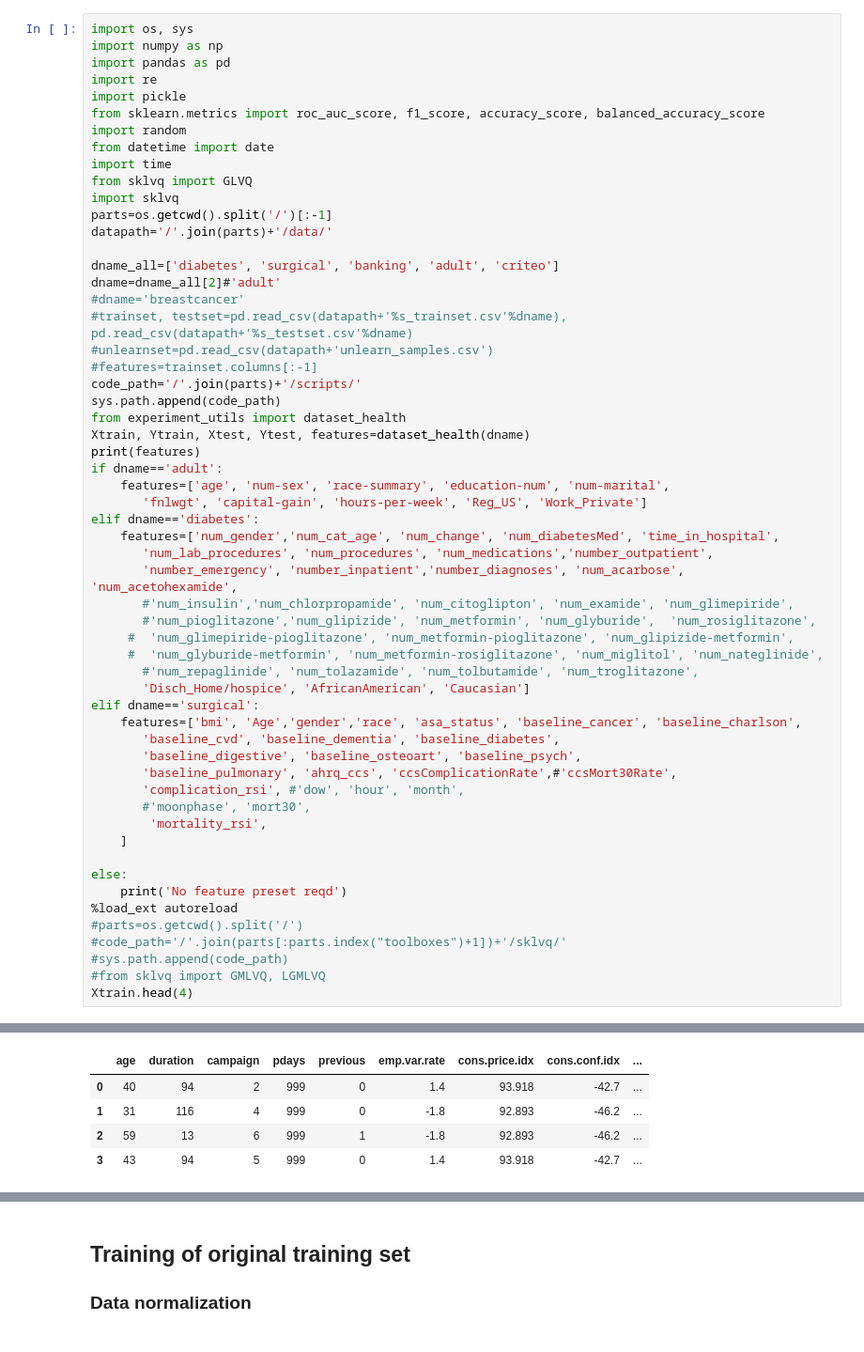
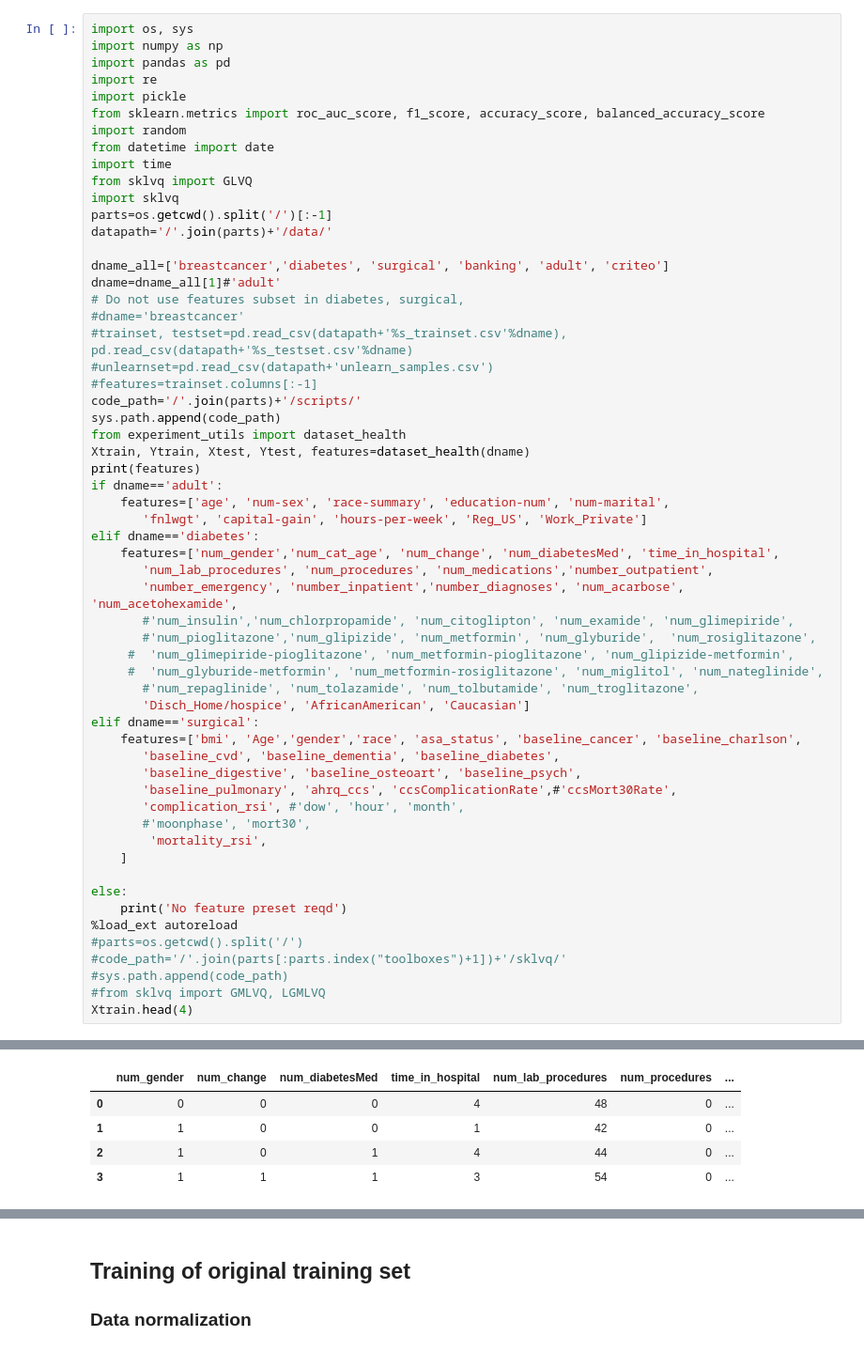
Before and after one commit to SrGh31/unlearn-lvq, a Jupyter notebook: notebooks/lvq_unlearn_demo.ipynb, the cells around one changed output, grey strips where cells are left out. Shown at 94% size. Drawn from its saved outputs; the diff is of its cells as text.

```diff
--- a/notebooks/lvq_unlearn_demo.ipynb
+++ b/notebooks/lvq_unlearn_demo.ipynb
@@ -13,8 +13,9 @@ import sklvq
 parts=os.getcwd().split('/')[:-1]
 datapath='/'.join(parts)+'/data/'
 
-dname_all=['diabetes', 'surgical', 'banking', 'adult', 'criteo']
-dname=dname_all[2]#'adult'
+dname_all=['breastcancer','diabetes', 'surgical', 'banking', 'adult', 'criteo']
+dname=dname_all[1]#'adult'
+# Do not use features subset in diabetes, surgical,
 #dname='breastcancer'
 #trainset, testset=pd.read_csv(datapath+'%s_trainset.csv'%dname), pd.read_csv(datapath+'%s_testset.csv'%dname)
 #unlearnset=pd.read_csv(datapath+'unlearn_samples.csv')
@@ -66,5 +62,5 @@ No feature preset reqd
-|  | age | duration | campaign | pdays | previous | emp.var.rate | cons.price.idx | cons.conf.idx | ... |
-| 0 | 40 | 94 | 2 | 999 | 0 | 1.4 | 93.918 | -42.7 | ... |
-| 1 | 31 | 116 | 4 | 999 | 0 | -1.8 | 92.893 | -46.2 | ... |
-| 2 | 59 | 13 | 6 | 999 | 1 | -1.8 | 92.893 | -46.2 | ... |
-| 3 | 43 | 94 | 5 | 999 | 0 | 1.4 | 93.918 | -42.7 | ... |
+|  | num_gender | num_change | num_diabetesMed | time_in_hospital | num_lab_procedures | num_procedures | ... |
+| 0 | 0 | 0 | 0 | 4 | 48 | 0 | ... |
+| 1 | 1 | 0 | 0 | 1 | 42 | 0 | ... |
+| 2 | 1 | 0 | 1 | 4 | 44 | 0 | ... |
+| 3 | 1 | 1 | 1 | 3 | 54 | 0 | ... |
```
Also changed, not shown: parts of 13 cells of this notebook, 10 other files.
